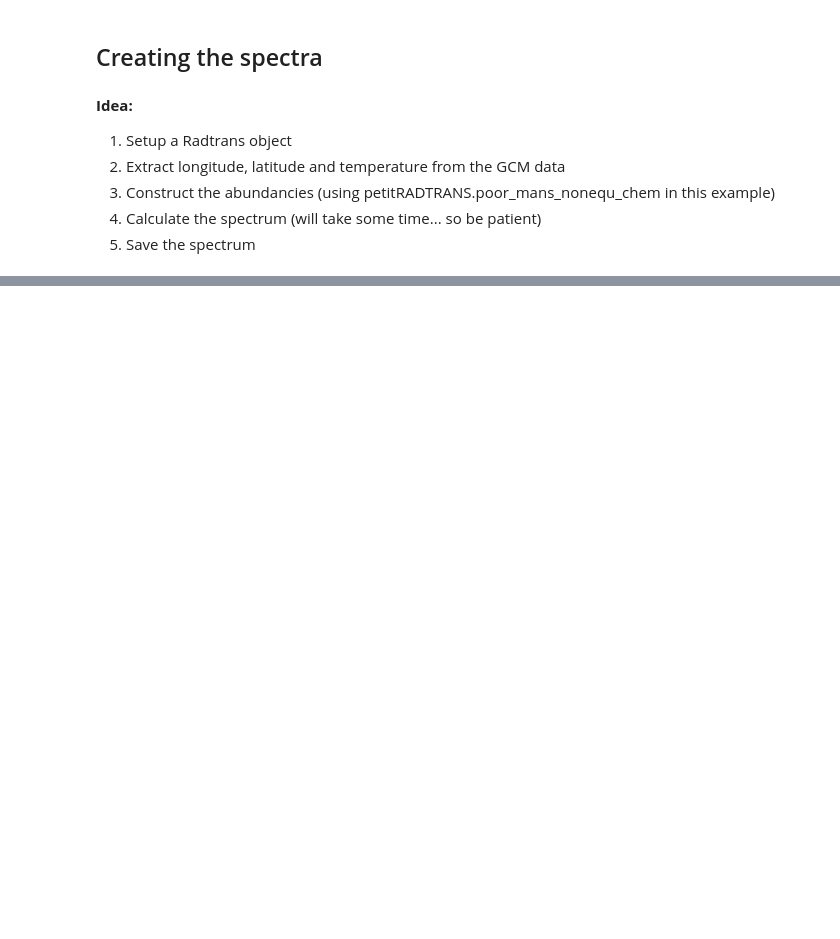
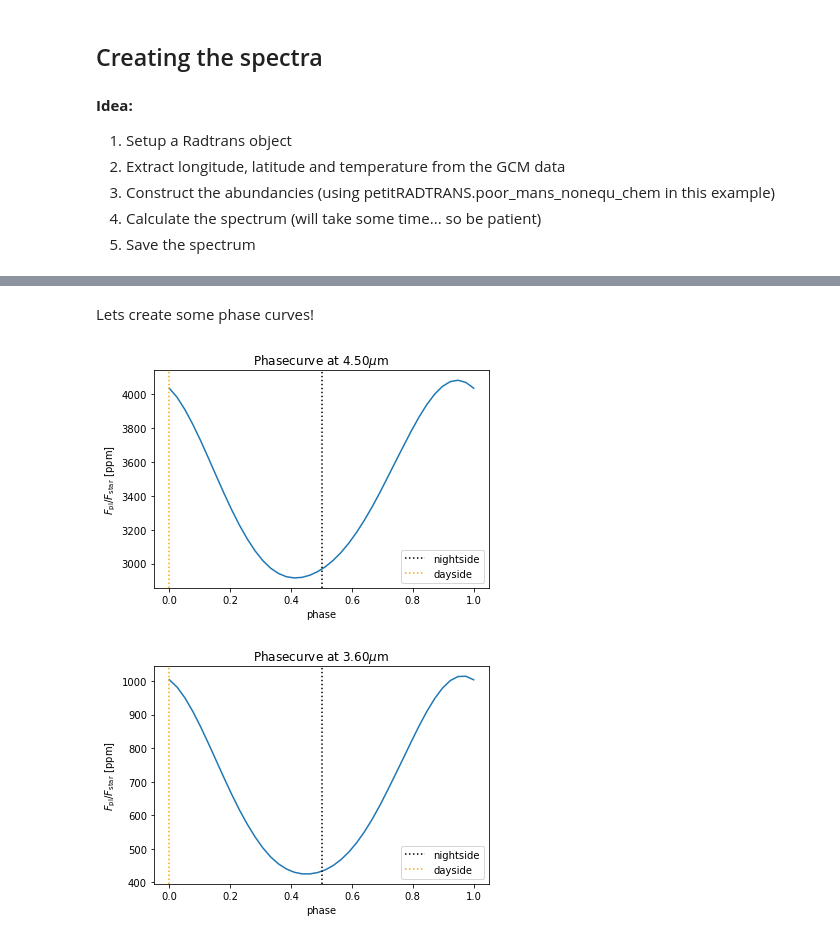
Before and after one commit to Kiefersv/prt_phasecurve, a Jupyter notebook: doc/source/notebooks/tutorial.ipynb, the cells around one changed output, grey strips where cells are left out. Cells and saved outputs as stored; diff of their text form; code cells hidden in the pictures; blank space fills up the shorter version.

```diff
--- a/doc/source/notebooks/tutorial.ipynb
+++ b/doc/source/notebooks/tutorial.ipynb
@@ -227,0 +234,30 @@ plt.show()
+# %% [markdown]
+Lets create some phase curves!
+# %%
+# 4.5 mu m plot
+l = 4.5
+idx = np.argmin(wlen < l)
+
+plt.plot(phases, flux[:,idx]*1e6)
+plt.axvline(0.5, label='nightside', ls=':', color='black')
+plt.axvline(0.0, label='dayside', ls=':', color='orange')
+plt.xlabel('phase')
+plt.ylabel(r'$F_\mathrm{pl}/F_\mathrm{star}$ [ppm]')
+plt.title(r'Phasecurve at {:.2f}$\mu$m'.format(wlen[idx]))
+plt.legend()
+plt.show()
+
+# 3.6 mu m plot
+l = 3.6
+idx = np.argmin(wlen < l)
+plt.plot(phases, flux[:,idx]*1e6)
+plt.axvline(0.5, label='nightside', ls=':', color='black')
+plt.axvline(0.0, label='dayside', ls=':', color='orange')
+plt.xlabel('phase')
+plt.ylabel(r'$F_\mathrm{pl}/F_\mathrm{star}$ [ppm]')
+plt.title(r'Phasecurve at {:.2f}$\mu$m'.format(wlen[idx]))
+plt.legend()
+plt.show()
+# %% [output]
+[figure, added]
+[figure, added]
```
Also changed, not shown: parts of 25 cells of this notebook.
